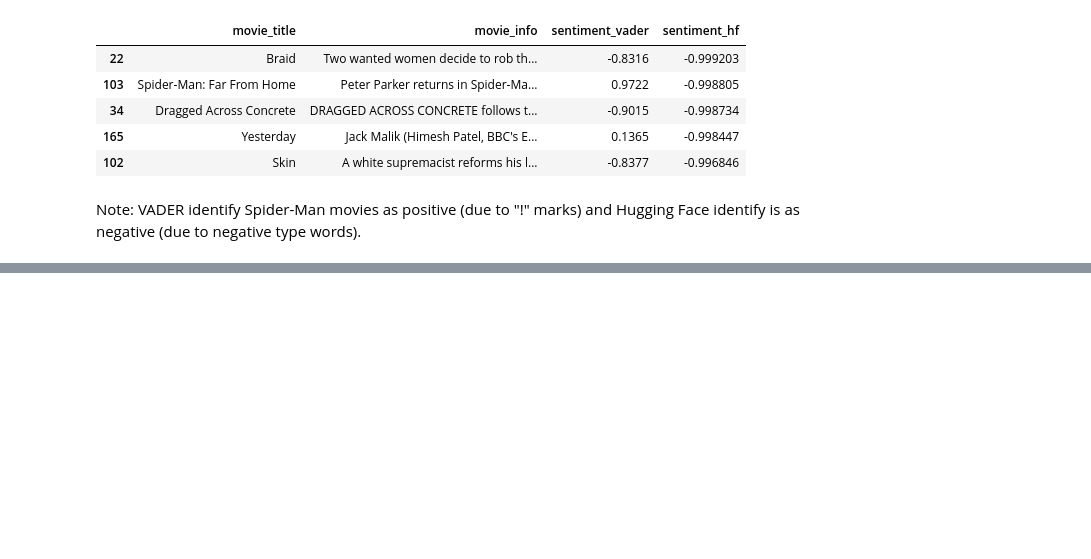
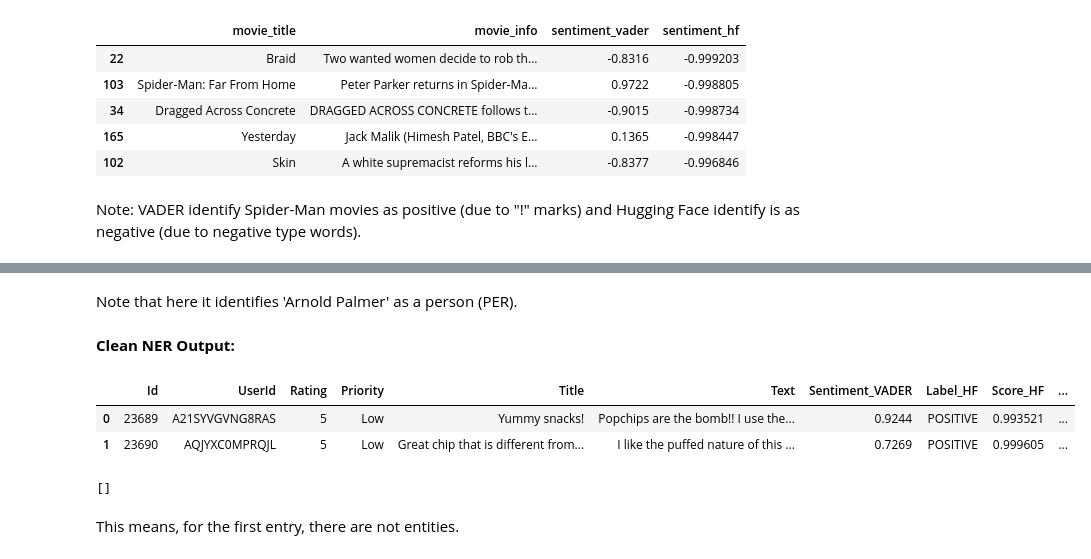
Before and after one commit to sulabola/NLP_in_Python, a Jupyter notebook: Chapter 6 - Transformers with Hugging Face.ipynb, the cells around one changed output, grey strips where cells are left out. Cells and saved outputs as stored; diff of their text form; code cells hidden in the pictures; blank space fills up the shorter version.

```diff
--- a/Chapter 6 - Transformers with Hugging Face.ipynb
+++ b/Chapter 6 - Transformers with Hugging Face.ipynb
@@ -481,0 +606,12 @@ Note: VADER identify Spider-Man movies as positive (due to "!" marks) and Huggin
+# %% [markdown]
+Note that here it identifies 'Arnold Palmer' as a person (PER).
+# %% [markdown]
+**Clean NER Output:**
+# %%
+df.head(2)
+
+### We want to extract entities from "Text". Then we want to create a column containing entities for each "Text".
+# %% [output]
+|  | Id | UserId | Rating | Priority | Title | Text | Sentiment_VADER | Label_HF | Score_HF | ... |
+| 0 | 23689 | A21SYVGVNG8RAS | 5 | Low | Yummy snacks! | Popchips are the bomb!! I use the... | 0.9244 | POSITIVE | 0.993521 | ... |
+| 1 | 23690 | AQJYXC0MPRQJL | 5 | Low | Great chip that is different from... | I like the puffed nature of this ... | 0.7269 | POSITIVE | 0.999605 | ... |
@@ -481,0 +623,6 @@ Note: VADER identify Spider-Man movies as positive (due to "!" marks) and Huggin
+# %%
+ner_analyzer3(df['Text'][0])
+# %% [output]
+[]
+# %% [markdown]
+This means, for the first entry, there are not entities.
```
Also changed, not shown: parts of 39 cells of this notebook.
